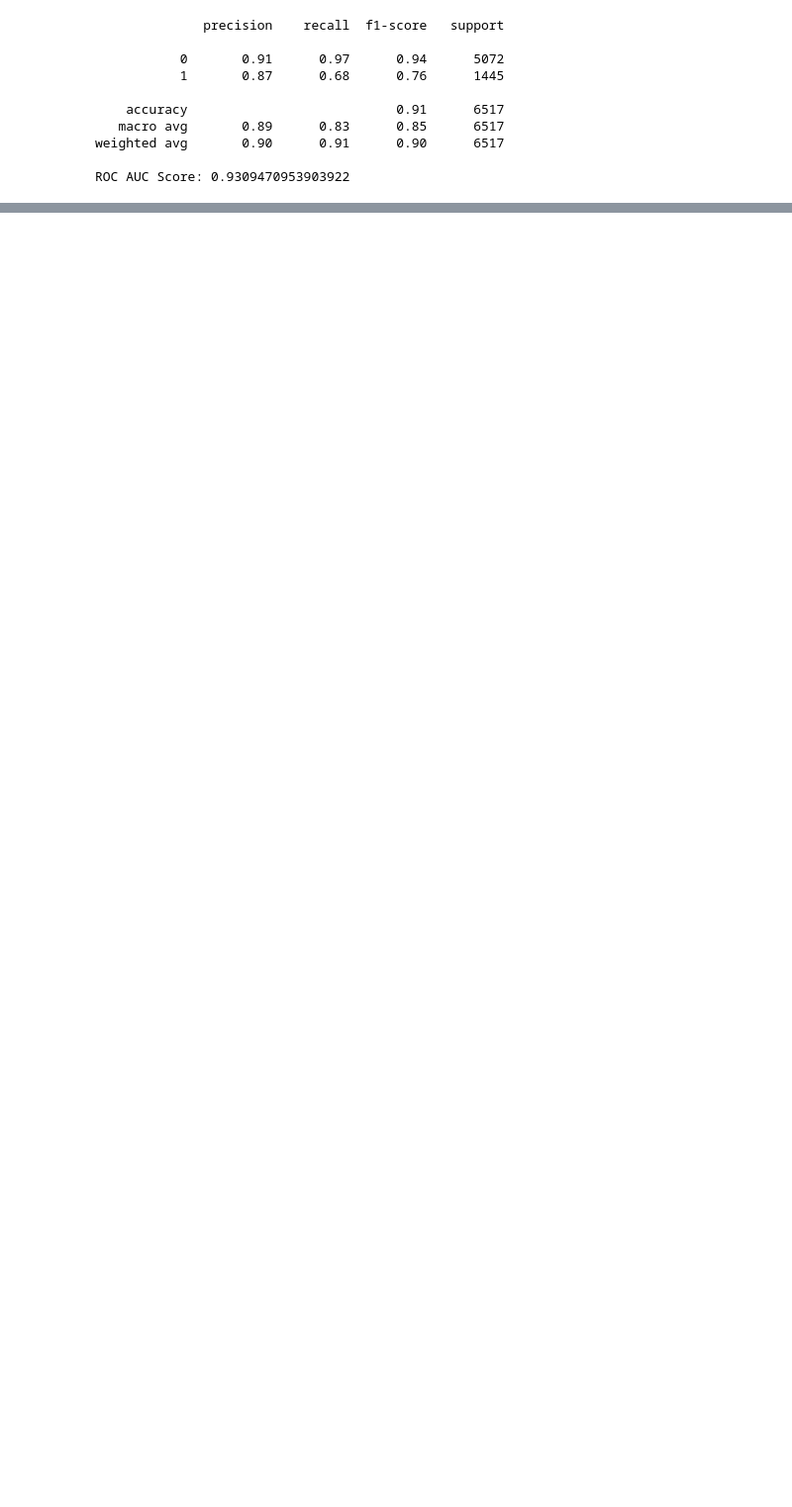
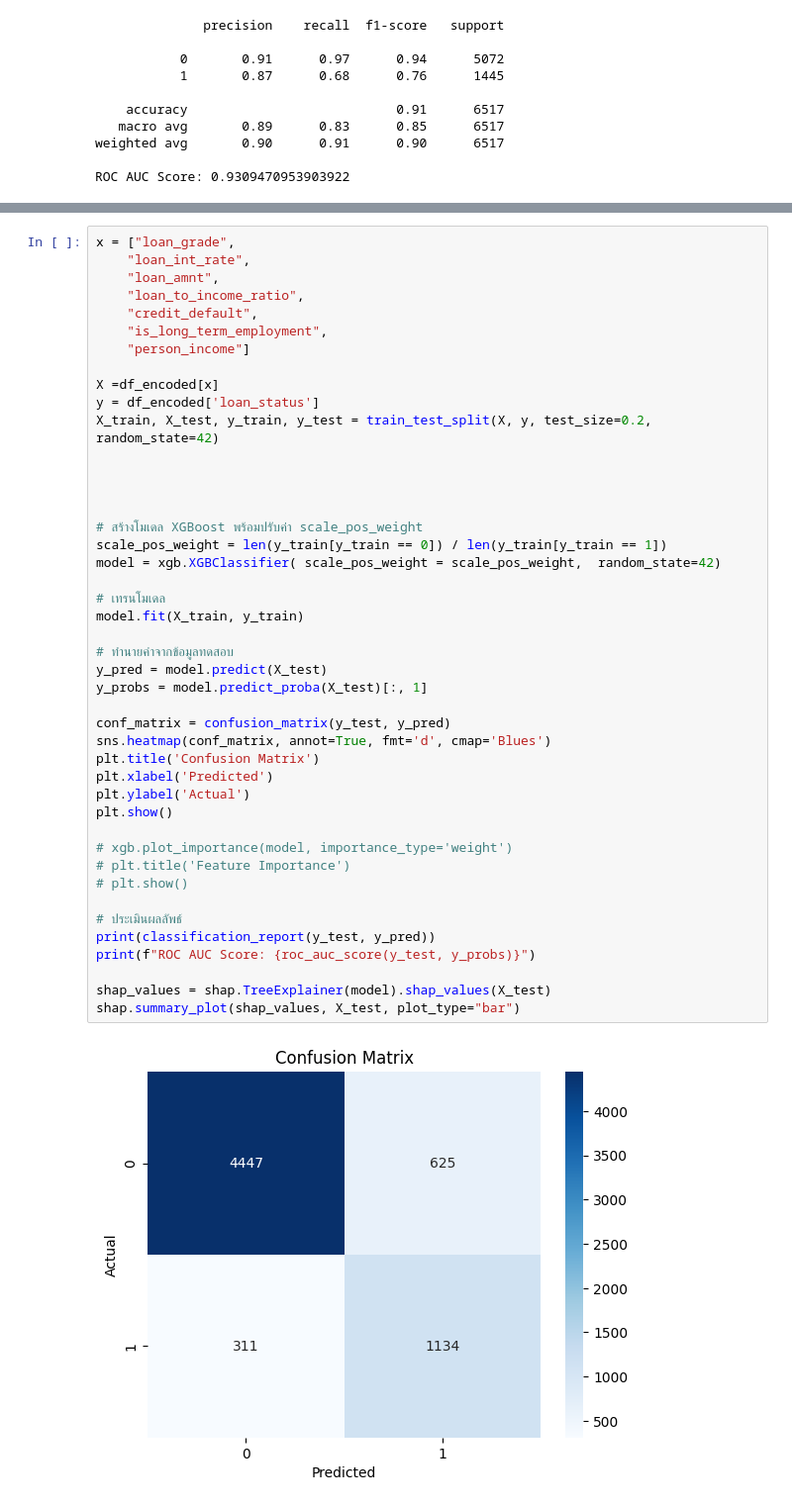
Before and after one commit to kittidet2541/credit_risk_analysis, a Jupyter notebook: credit_analysis_model.ipynb, the cells around one changed output, grey strips where cells are left out. Shown at 99% size. Cells and saved outputs as stored; diff of their text form; blank space fills up the shorter version.

```diff
--- a/credit_analysis_model.ipynb
+++ b/credit_analysis_model.ipynb
@@ -627,0 +697,46 @@ ROC AUC Score: 0.9309470953903922
+# %%
+x = ["loan_grade",
+    "loan_int_rate",
+    "loan_amnt",
+    "loan_to_income_ratio",
+    "credit_default",
+    "is_long_term_employment",
+    "person_income"]
+
+X =df_encoded[x]
+y = df_encoded['loan_status']
+X_train, X_test, y_train, y_test = train_test_split(X, y, test_size=0.2, random_state=42)
+
+
+
+
+# สร้างโมเดล XGBoost พร้อมปรับค่า scale_pos_weight
+scale_pos_weight = len(y_train[y_train == 0]) / len(y_train[y_train == 1])
+model = xgb.XGBClassifier( scale_pos_weight = scale_pos_weight,  random_state=42)
+
+# เทรนโมเดล
+model.fit(X_train, y_train)
+
+# ทำนายค่าจากข้อมูลทดสอบ
+y_pred = model.predict(X_test)
+y_probs = model.predict_proba(X_test)[:, 1]
+
+conf_matrix = confusion_matrix(y_test, y_pred)
+sns.heatmap(conf_matrix, annot=True, fmt='d', cmap='Blues')
+plt.title('Confusion Matrix')
+plt.xlabel('Predicted')
+plt.ylabel('Actual')
+plt.show()
+
+# xgb.plot_importance(model, importance_type='weight')
+# plt.title('Feature Importance')
+# plt.show()
+
+# ประเมินผลลัพธ์
+print(classification_report(y_test, y_pred))
+print(f"ROC AUC Score: {roc_auc_score(y_test, y_probs)}")
+
+shap_values = shap.TreeExplainer(model).shap_values(X_test)
+shap.summary_plot(shap_values, X_test, plot_type="bar")
+# %% [output]
+[figure, added]
```
Also changed, not shown: parts of 38 cells of this notebook.
